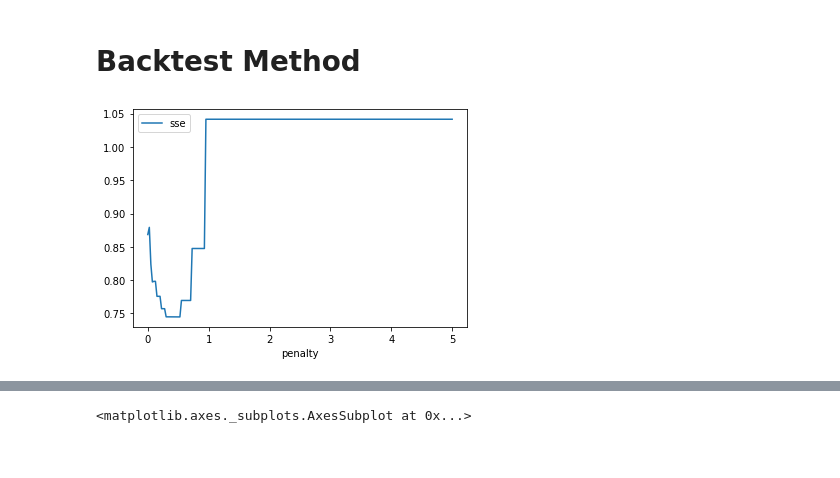
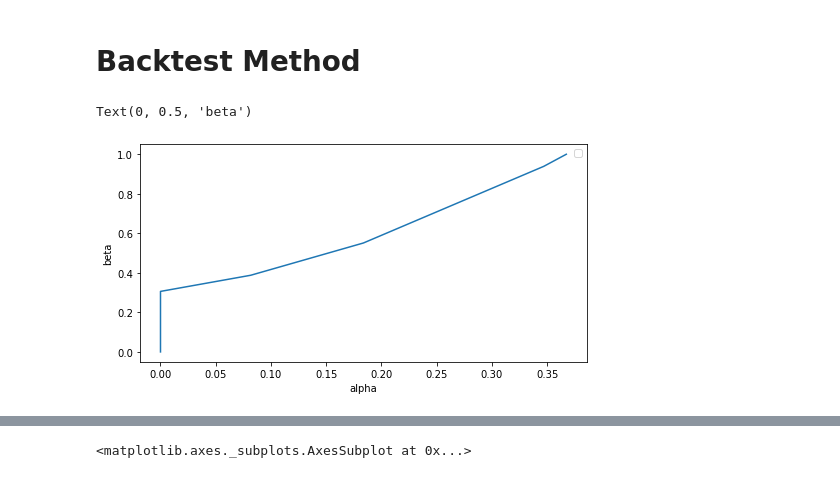
Before and after one commit to JonRMichel/exp_smooth_lasso, a Jupyter notebook: holt analysis m3.ipynb, the cells around one changed output, grey strips where cells are left out. Drawn from its saved outputs; the diff is of its cells as text; code cells hidden in the pictures.

Commit message:
better plots

```diff
--- a/holt analysis m3.ipynb
+++ b/holt analysis m3.ipynb
@@ -107,15 +103,18 @@ sse_df.plot()
 opt_param_df = pd.DataFrame(columns = ['alpha','beta'])
 
 for penalty in np.linspace(0,5.0, 200):
-    opt_param_df.loc[penalty] = minimal_alpha_beta( Y[0:8] ,25, penalty)
+    opt_param_df.loc[penalty] = minimal_alpha_beta( Y[0:8] ,50, penalty)
+# %%
+fig, ax = plt.subplots(figsize = (8,4))
+opt_param_df.plot(x = 'alpha',y='beta', ax = ax)
+ax.legend('')
+ax.set_ylabel('beta')
+# %% [output]
+Text(0, 0.5, 'beta')
+[figure, added]
 # %%
 sse_df = pd.DataFrame(columns = ['penalty','sse']).set_index('penalty')
 
 for penalty in opt_param_df.index:
     holt_df = holt_filter(Y,opt_param_df.loc[penalty,'alpha'], opt_param_df.loc[penalty,'beta'])
     sse_df.loc[penalty] = np.square( (holt_df['Y'] - holt_df['forecast'])[8:16]).sum()
-# %%
-sse_df.plot()
-opt_penalty = sse_df.idxmin()[0]
-# %% [output]
-[figure, removed]
```
Also changed, not shown: parts of 9 cells of this notebook.
